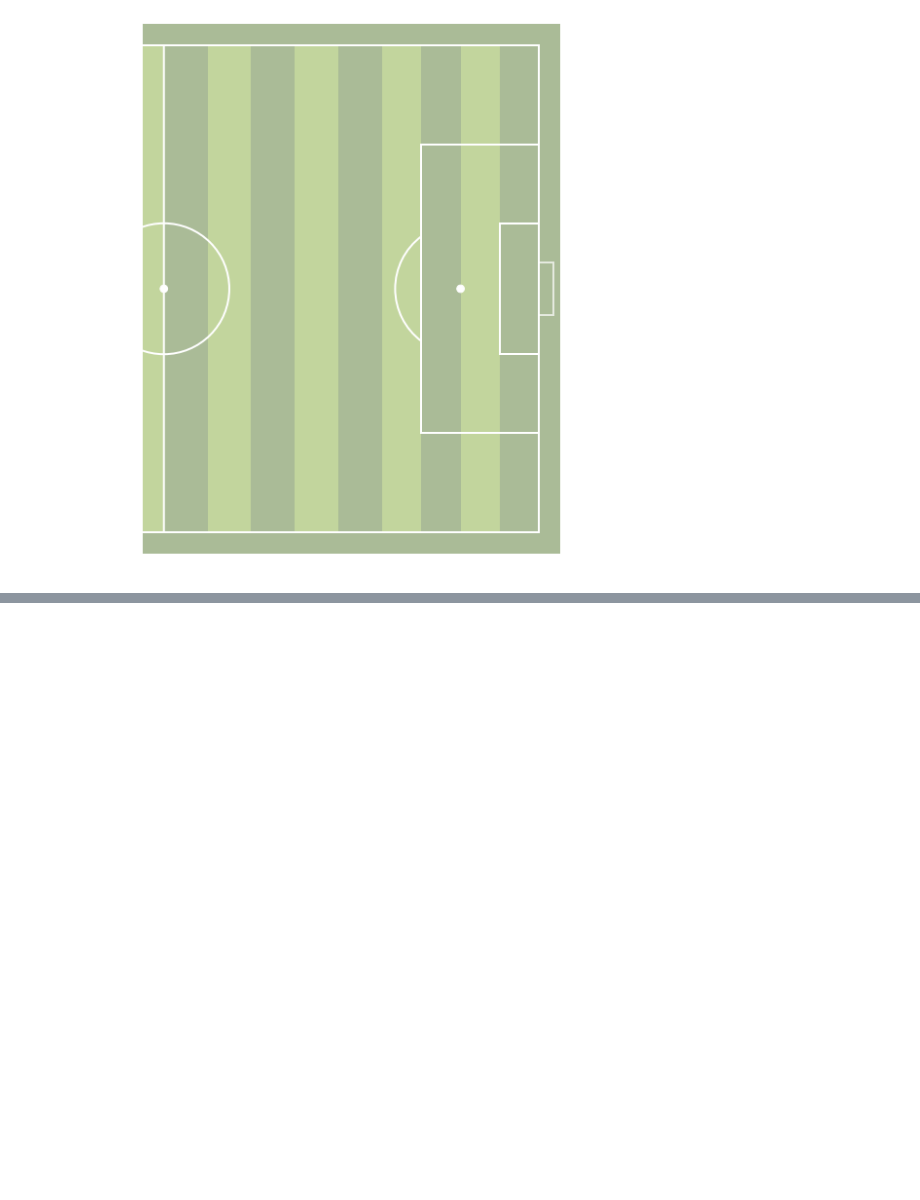
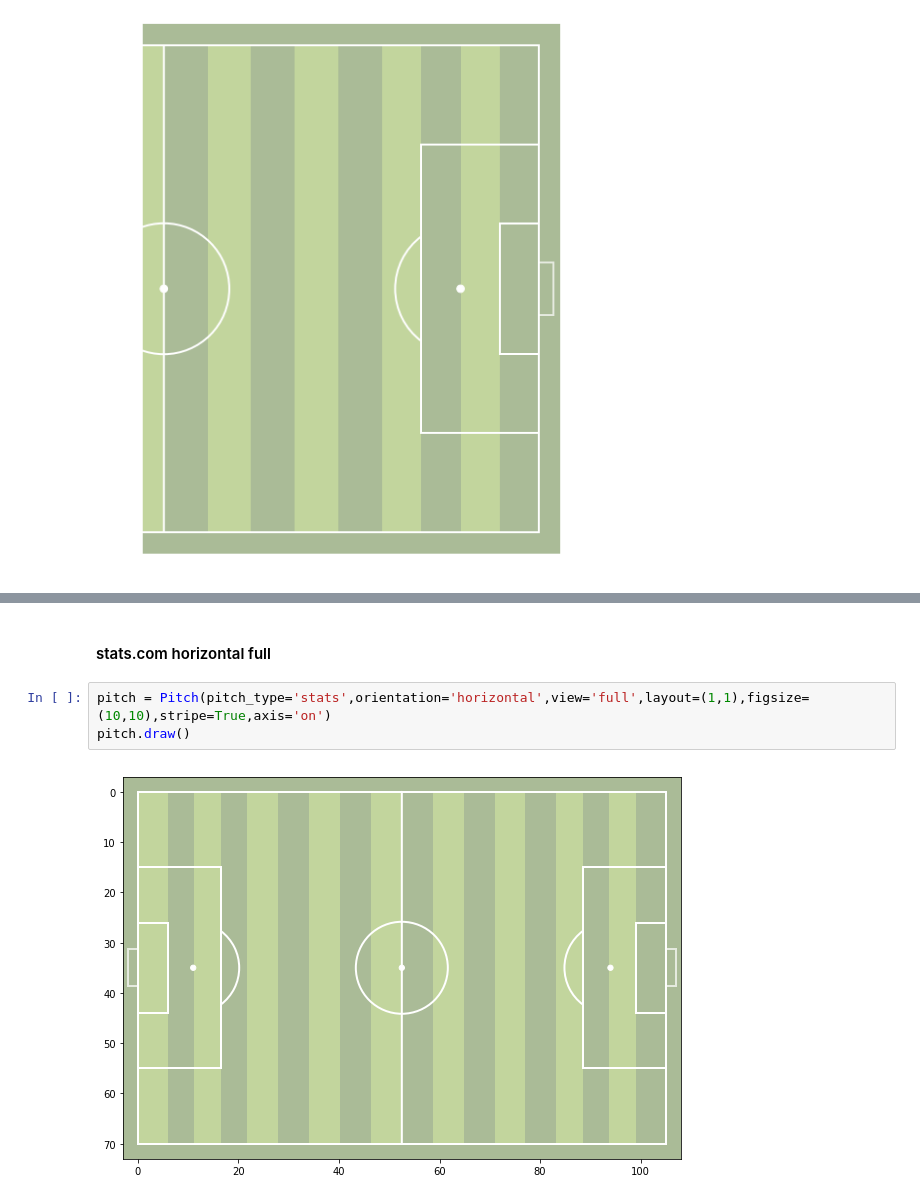
Before and after one commit to andrewRowlinson/mplsoccer, a Jupyter notebook: fbplot/Pitch.ipynb, the cells around one changed output, grey strips where cells are left out. Saved outputs shown, nothing was run; the diff lists cells and outputs as text; blank space fills up the shorter version.

```diff
--- a/fbplot/Pitch.ipynb
+++ b/fbplot/Pitch.ipynb
@@ -518,0 +540,7 @@ pitch.draw()
+# %% [markdown]
+#### stats.com horizontal full
+# %%
+pitch = Pitch(pitch_type='stats',orientation='horizontal',view='full',layout=(1,1),figsize=(10,10),stripe=True,axis='on')
+pitch.draw()
+# %% [output]
+[figure, added]
```
Also changed, not shown: parts of 10 cells of this notebook.
